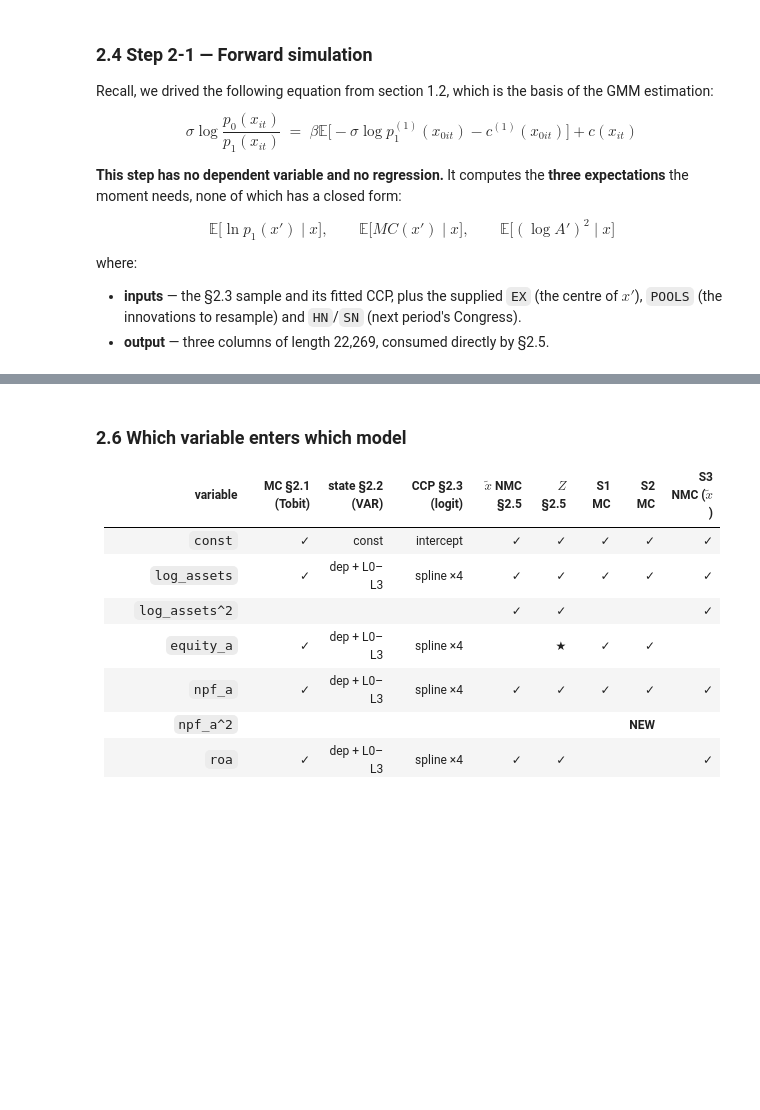
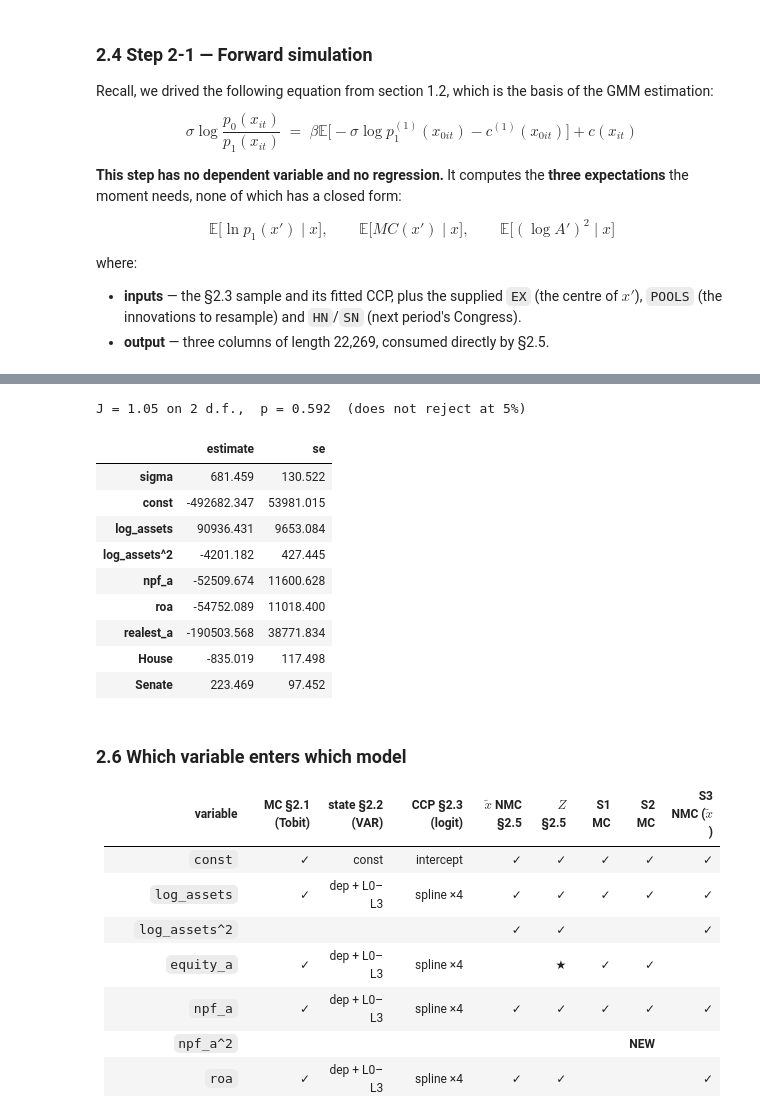
Before and after one commit to boyiechen/DSE2026, a Jupyter notebook: practicum/practicum1/code/practicum-1-the-cost-of-closing-a-failed-bank.ipynb, the cells around one changed output, grey strips where cells are left out. Cells and saved outputs as stored; diff of their text form; code cells hidden in the pictures; blank space fills up the shorter version.

```diff
--- a/practicum/practicum1/code/practicum-1-the-cost-of-closing-a-failed-bank.ipynb
+++ b/practicum/practicum1/code/practicum-1-the-cost-of-closing-a-failed-bank.ipynb
@@ -75,7 +75,7 @@ sys.modules.pop("klw", None)   # so re-running this cell picks up the current kl
                                # not a copy Jupyter imported earlier this session
 # Imported BY NAME, not as a namespace: the notebook reads `Tobit.from_frame(...)`, exactly
 # as it would if the class were defined here.  This list is the toolkit's whole surface.
-from klw import (find_data_dir, load_real_data, load_sim_data,           # the bundle
+from klw import (find_data_dir, download_data, load_real_data, load_sim_data,  # the bundle
                  calendar_seq, add_calendar_lags, bspline_basis,         # panel construction
                  Estimates, Tobit, expected_y, PanelVAR, gmm_fit,        # the estimators
                  Result, reference_model, counterfactual,                # §3, the solver
@@ -85,6 +85,11 @@ from klw import (find_data_dir, load_real_data, load_sim_data,           # the b
 # Kaggle mounts data through symlinked directories, so "attached" is not always "visible" --
 # download=True means a mount this cannot see costs you 20 MB, not an error.
 DATA_DIR = find_data_dir(download=True)
+SUPPORT_FILES = ("klw_first_stage.npz", "dataforparam_KLW.csv")
+if any(not os.path.isfile(os.path.join(DATA_DIR, name)) for name in SUPPORT_FILES):
+    # `find_data_dir` stops once it sees the parquet marker.  An attached
+    # parquet-only bundle therefore still needs the two §2 support files.
+    DATA_DIR = download_data(dest=DATA_DIR)
 PARAM_PATH = os.path.join(DATA_DIR, "dataforparam_KLW.csv")
 
 print(f"toolkit: klw.py ({_via})")
@@ -604,10 +659,20 @@ where:
 - **independent variables** — $\Psi(x)$, a basis expansion of the state, **78 columns**:
 # %%
 # --- 2.3  fit the logit on the basis design, report the calibration
-# ====================== YOUR CODE HERE ======================
-raise NotImplementedError("TODO: build the CCP design and fit the logit -> X_ccp, y_ccp, _logit")
+# The knots were frozen on the estimation sample in §2.3. Reusing them here
+# and in forward simulation keeps current and simulated states on one basis.
+X_ccp = build_ccp_design(smp, KNOTS)
+y_ccp = smp["failed"].to_numpy(dtype=int)
 
-# ============================================================
+# C=np.inf gives the paper's unpenalized maximum-likelihood logit. Regularizing
+# this first stage would change the log CCP that enters the structural moment.
+_logit = LogisticRegression(
+    C=np.inf,
+    solver="lbfgs",
+    max_iter=5_000,
+    tol=1e-10,
+).fit(X_ccp, y_ccp)
+
 gamma, c0 = _logit.coef_[0], float(_logit.intercept_[0])
 p1 = 1.0 / (1.0 + np.exp(-(X_ccp @ gamma + c0)))
 
@@ -860,19 +951,32 @@ C   = np.column_stack([_lo + PAPER_BETA * exp["Eln_p_next"],  # multiplies sigma
                        X_now - PAPER_BETA * X_next])          # multiplies theta
 d0  = PAPER_BETA * exp["Emc_next"] - mc_now
 # %%
-# ====================== YOUR CODE HERE ======================
-raise NotImplementedError("TODO: estimate (sigma, theta) by two-step GMM from C, d0, Z -> gmm")
-# ============================================================
+# The residual is linear in every structural parameter, so two-step GMM is a
+# weighted linear-IV solve; no nonlinear optimizer or starting value is needed.
+gmm = gmm_fit(C, d0, Z, maxiter=2)
+
 sigma_hat, theta_hat = float(gmm.params[0]), gmm.params[1:]
 _J, _pJ, _dof = gmm.jtest()
 
 # the markdown's overidentification claim, printed rather than asserted:
 # 11 instruments - 9 parameters = 2 degrees of freedom.
 print(f"J = {_J:.2f} on {_dof} d.f.,  p = {_pJ:.3f}"
       f"  ({'does not reject' if _pJ > .05 else 'REJECTS'} at 5%)")
 
 pd.DataFrame({"estimate": gmm.params, "se": gmm.bse},
              index=["sigma"] + THETA_LABELS).round(3)
+# %% [output]
+J = 1.05 on 2 d.f.,  p = 0.592  (does not reject at 5%)
+|  | estimate | se |
+| sigma | 681.459 | 130.522 |
+| const | -492682.347 | 53981.015 |
+| log_assets | 90936.431 | 9653.084 |
+| log_assets^2 | -4201.182 | 427.445 |
+| npf_a | -52509.674 | 11600.628 |
+| roa | -54752.089 | 11018.400 |
+| realest_a | -190503.568 | 38771.834 |
+| House | -835.019 | 117.498 |
+| Senate | 223.469 | 97.452 |
 # %% [markdown]
 ### 2.6  Which variable enters which model
 
```
Also changed, not shown: parts of 15 cells of this notebook.
